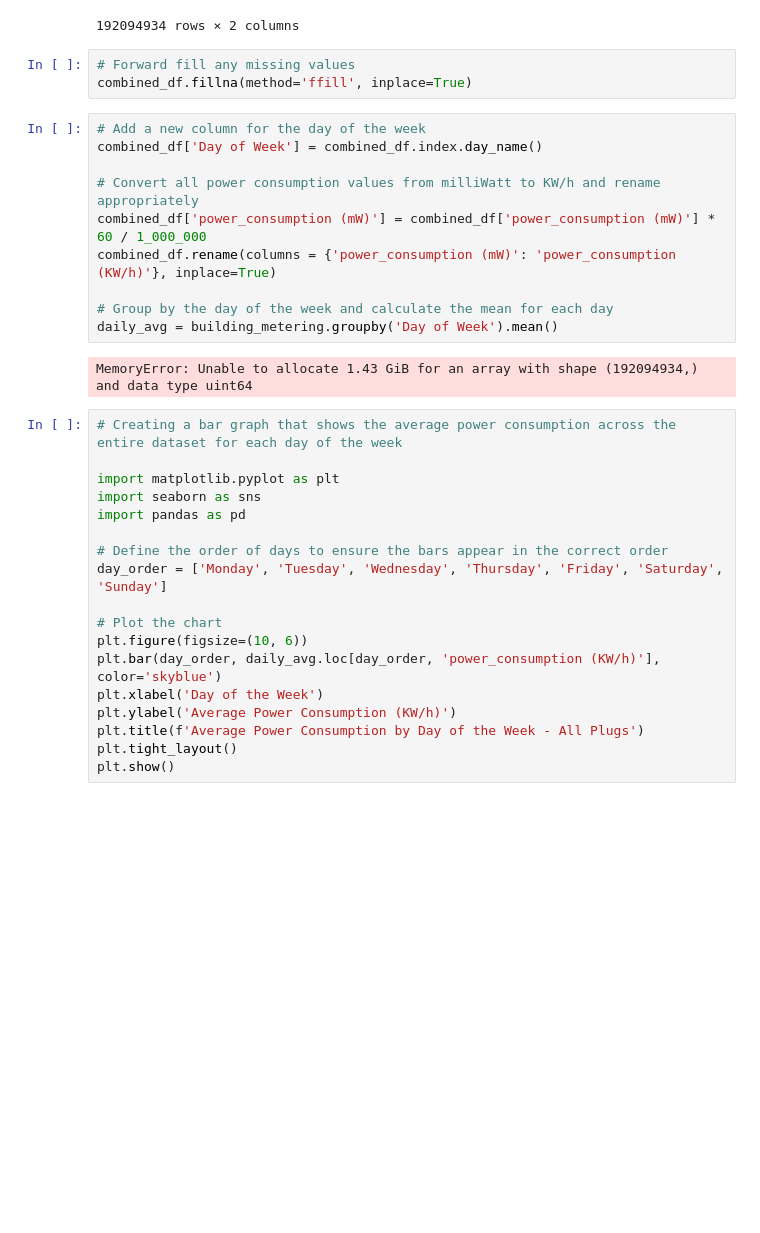
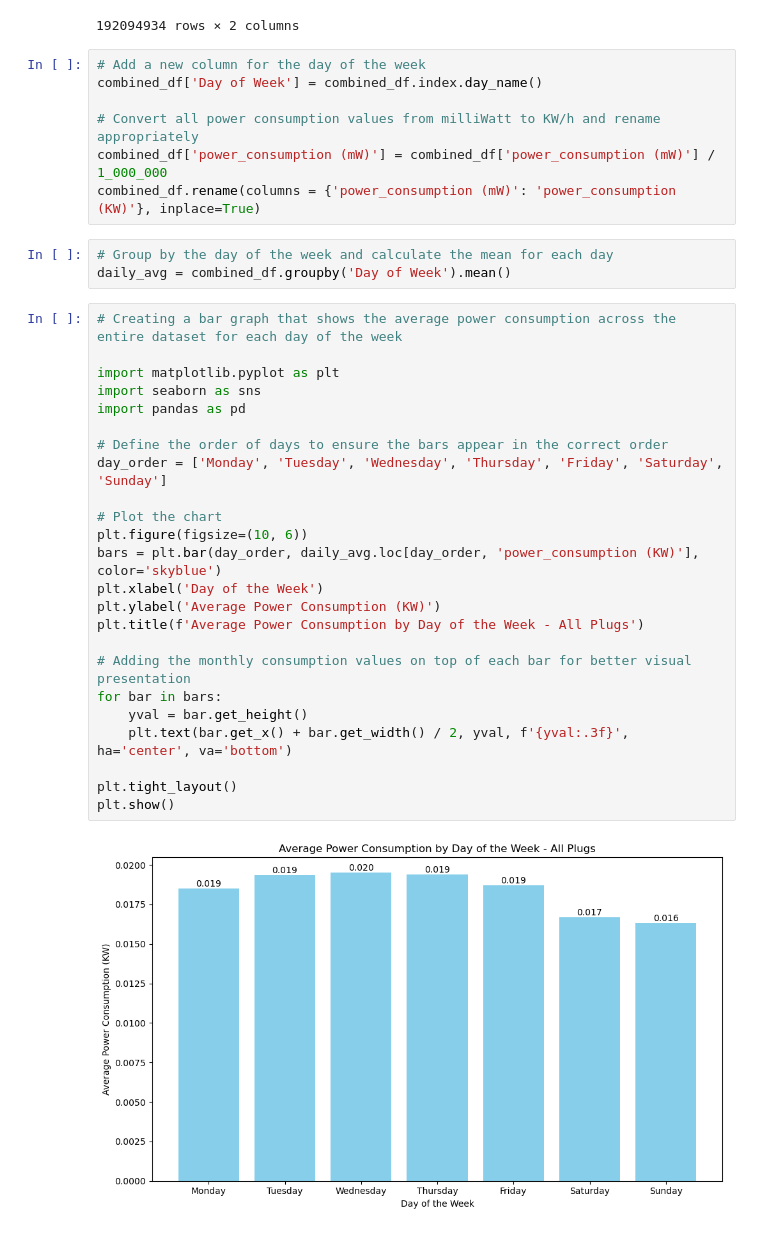
Before and after one commit to matthew-vaught/smart-plug-research, a Jupyter notebook: Data Visualization Notebooks/DataVisualizations - Day of the Week Averages - All Plugs.ipynb, the cells around one changed output. Drawn from its saved outputs; the diff is of its cells as text; blank space fills up the shorter version.

Commit message:
adding all new visualization notebooks and updating old ones

```diff
--- a/Data Visualization Notebooks/DataVisualizations - Day of the Week Averages - All Plugs.ipynb
+++ b/Data Visualization Notebooks/DataVisualizations - Day of the Week Averages - All Plugs.ipynb
@@ -48,36 +48,39 @@ combined_df
 | 2024-06-10 23:58:00 | 20532.000000 | 657128 |
 | 2024-06-10 23:59:00 | 20414.000000 | 657128 |
 192094934 rows × 2 columns
-# %%
-# Forward fill any missing values
-combined_df.fillna(method='ffill', inplace=True)
 # %%
 # Add a new column for the day of the week
 combined_df['Day of Week'] = combined_df.index.day_name()
 
 # Convert all power consumption values from milliWatt to KW/h and rename appropriately
-combined_df['power_consumption (mW)'] = combined_df['power_consumption (mW)'] * 60 / 1_000_000
-combined_df.rename(columns = {'power_consumption (mW)': 'power_consumption (KW/h)'}, inplace=True)
-
-# Group by the day of the week and calculate the mean for each day
-daily_avg = building_metering.groupby('Day of Week').mean()
+combined_df['power_consumption (mW)'] = combined_df['power_consumption (mW)'] / 1_000_000
+combined_df.rename(columns = {'power_consumption (mW)': 'power_consumption (KW)'}, inplace=True)
-# %% [output]
-MemoryError: Unable to allocate 1.43 GiB for an array with shape (192094934,) and data type uint64
+# %%
+# Group by the day of the week and calculate the mean for each day
+daily_avg = combined_df.groupby('Day of Week').mean()
 # %%
 # Creating a bar graph that shows the average power consumption across the entire dataset for each day of the week
 
 import matplotlib.pyplot as plt
 import seaborn as sns
 import pandas as pd
 
 # Define the order of days to ensure the bars appear in the correct order
 day_order = ['Monday', 'Tuesday', 'Wednesday', 'Thursday', 'Friday', 'Saturday', 'Sunday']
 
 # Plot the chart
 plt.figure(figsize=(10, 6))
-plt.bar(day_order, daily_avg.loc[day_order, 'power_consumption (KW/h)'], color='skyblue')
+bars = plt.bar(day_order, daily_avg.loc[day_order, 'power_consumption (KW)'], color='skyblue')
 plt.xlabel('Day of the Week')
-plt.ylabel('Average Power Consumption (KW/h)')
+plt.ylabel('Average Power Consumption (KW)')
 plt.title(f'Average Power Consumption by Day of the Week - All Plugs')
+
+# Adding the monthly consumption values on top of each bar for better visual presentation
+for bar in bars:
+    yval = bar.get_height()
+    plt.text(bar.get_x() + bar.get_width() / 2, yval, f'{yval:.3f}', ha='center', va='bottom')
+
 plt.tight_layout()
 plt.show()
+# %% [output]
+[figure, added]
```
Also changed, not shown: 17 other files.
